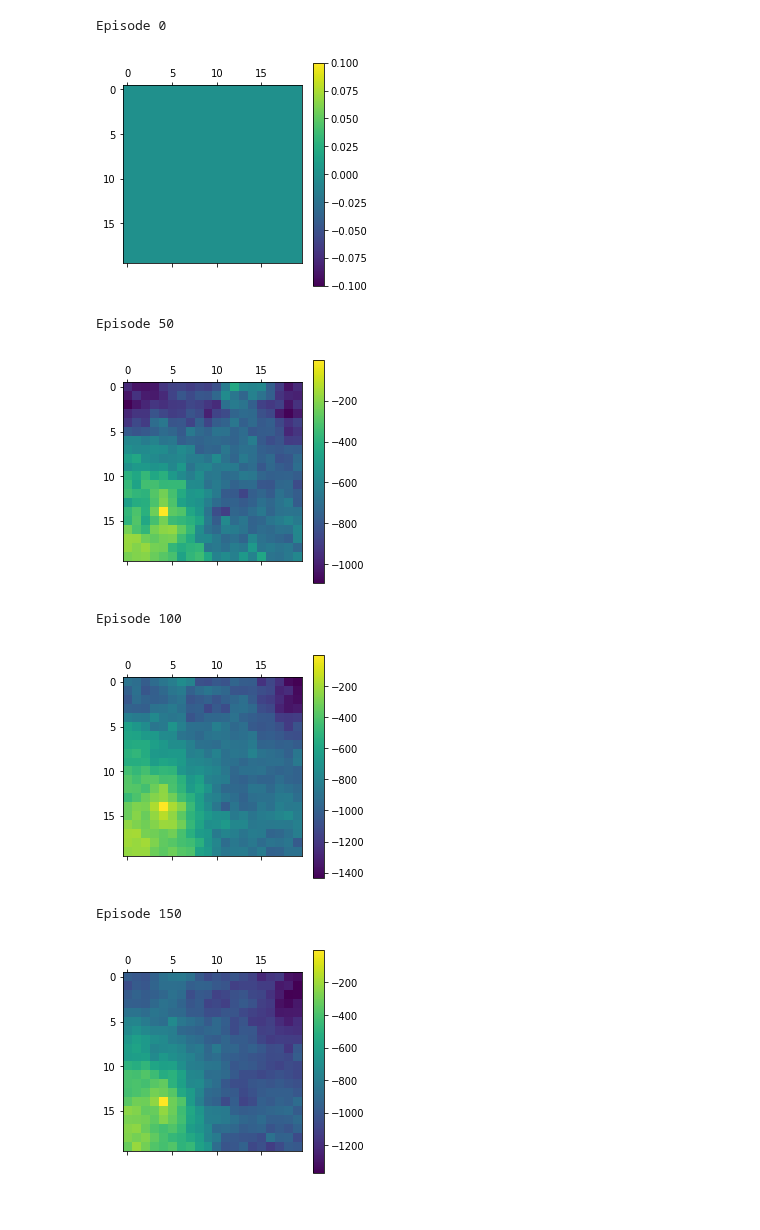
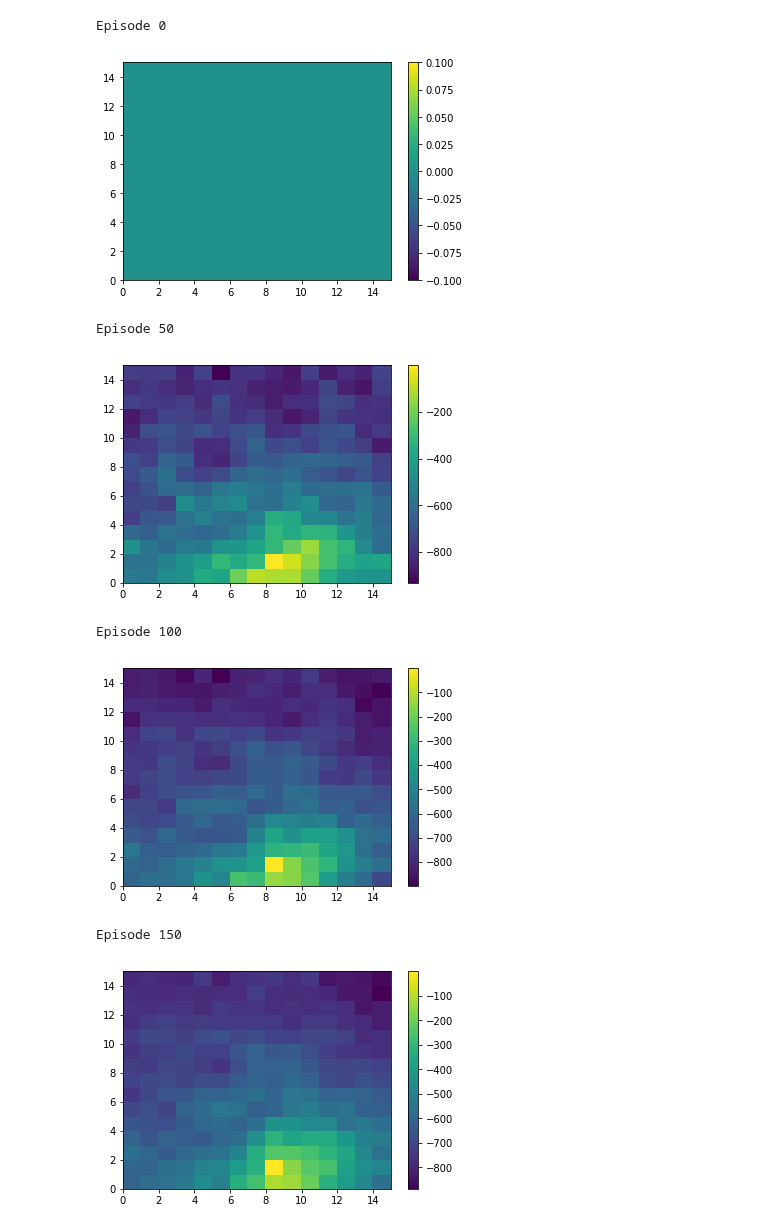
Before and after one commit to davidrobles/myelin, a Jupyter notebook: examples/grid_world_first_visit_monte_carlo.ipynb, the cells around one changed output. Drawn from its saved outputs; the diff is of its cells as text; code cells hidden in the pictures.

Commit message:
Fix GridWorld FirstVisitMonteCarlo

```diff
--- a/examples/grid_world_first_visit_monte_carlo.ipynb
+++ b/examples/grid_world_first_visit_monte_carlo.ipynb
@@ -1,52 +1,79 @@
 # %%
-import sys
-sys.path.append('..')
-
+% matplotlib inline
 import matplotlib.pyplot as plt
 import numpy as np
 
 from myelin.agents import FirstVisitMonteCarlo
 from myelin.core import RLInteraction, MDPEnvironment
 from myelin.mdps.gridworld import GridWorld
 from myelin.policies import RandomPolicy
 from myelin.utils import Callback
 
-ROWS = 20
-COLS = 20
-
+ROWS, COLS = 15, 15
 mdp = GridWorld(ROWS, COLS)
 env = MDPEnvironment(mdp)
 policy = RandomPolicy(env.action_space)
-vf = np.zeros((ROWS, COLS))
-agent = FirstVisitMonteCarlo(policy, vf)
+value_function = np.zeros((ROWS, COLS))
+agent = FirstVisitMonteCarlo(policy, value_function)
 
 
-def show_value_function(vf):
+###########
+# Display #
+###########
+
+
+def display():
     np.set_printoptions(precision=4, linewidth=200)
-    plt.matshow(vf)
+    plt.pcolormesh(value_function)
     plt.colorbar()
     plt.show()
+
+
+##########################
+# Termination conditions #
+##########################
+
+
+def max_episodes(info):
+    return info['episode'] == 2000
+
+
+#############
+# Callbacks #
+#############
 
 
 class Monitor(Callback):
     def on_episode_begin(self, episode):
         if episode % 50 == 0:
             print('Episode {}'.format(episode))
-            show_value_function(vf)
+            display()
 
     def on_train_end(self, episode):
         print('Episode {}'.format(episode))
-        show_value_function(vf)
+        display()
 
 
-RLInteraction(env, agent).train(1000, callbacks=[Monitor()])
+#################################
+# Agent-Environment Interaction #
+#################################
+
+
+rl_interaction = RLInteraction(
+    env=env,
+    agent=agent,
+    callbacks=[Monitor()],
+    termination_conditions=[max_episodes]
+)
+
+rl_interaction.train()
 # %% [output]
 Episode 0
-[figure, old version]
+[figure, new version]
 Episode 50
-[figure, old version]
+[figure, new version]
 Episode 100
-[figure, old version]
+[figure, new version]
 Episode 150
-[figure, old version]
+[figure, new version]
 Episode 200
```
Also changed, not shown: parts of 1 cell of this notebook.
